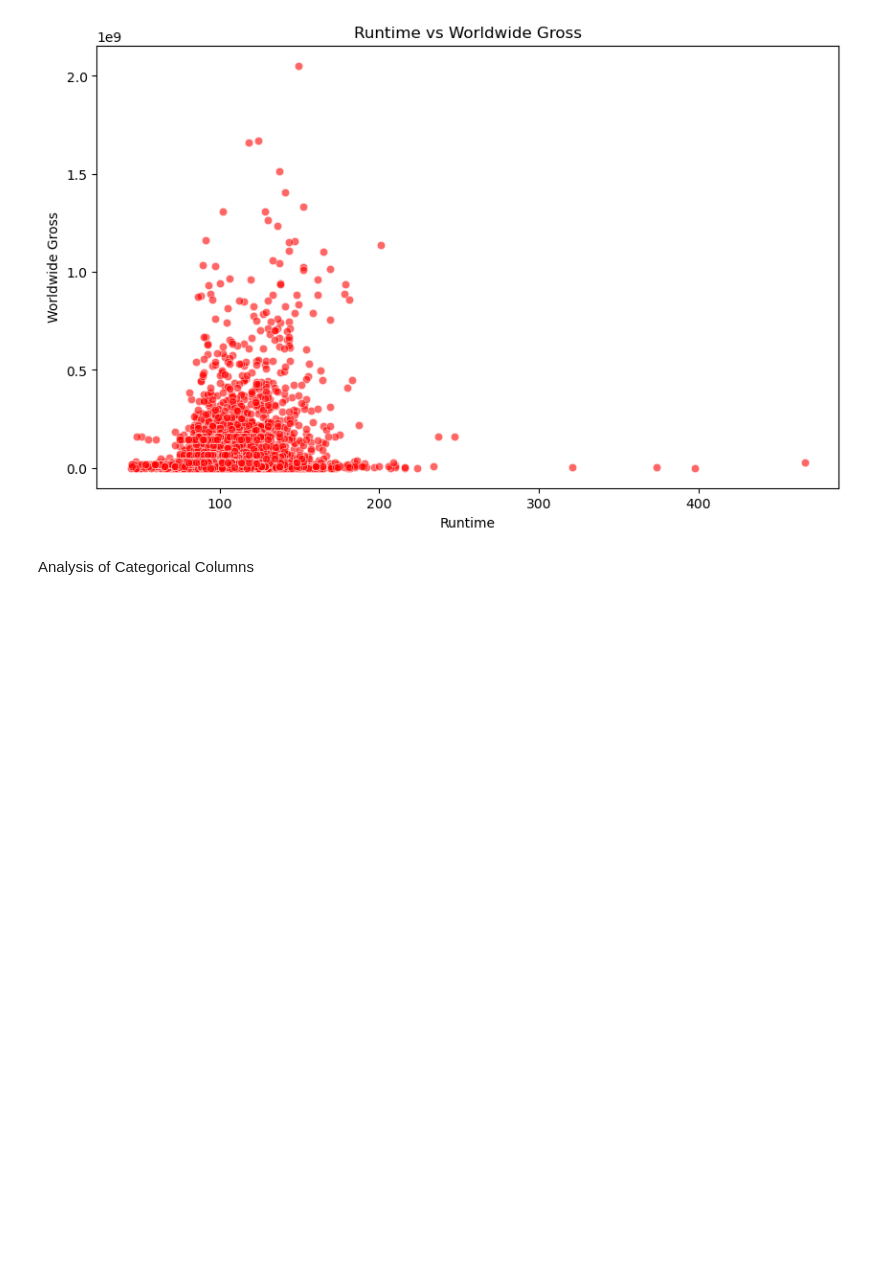
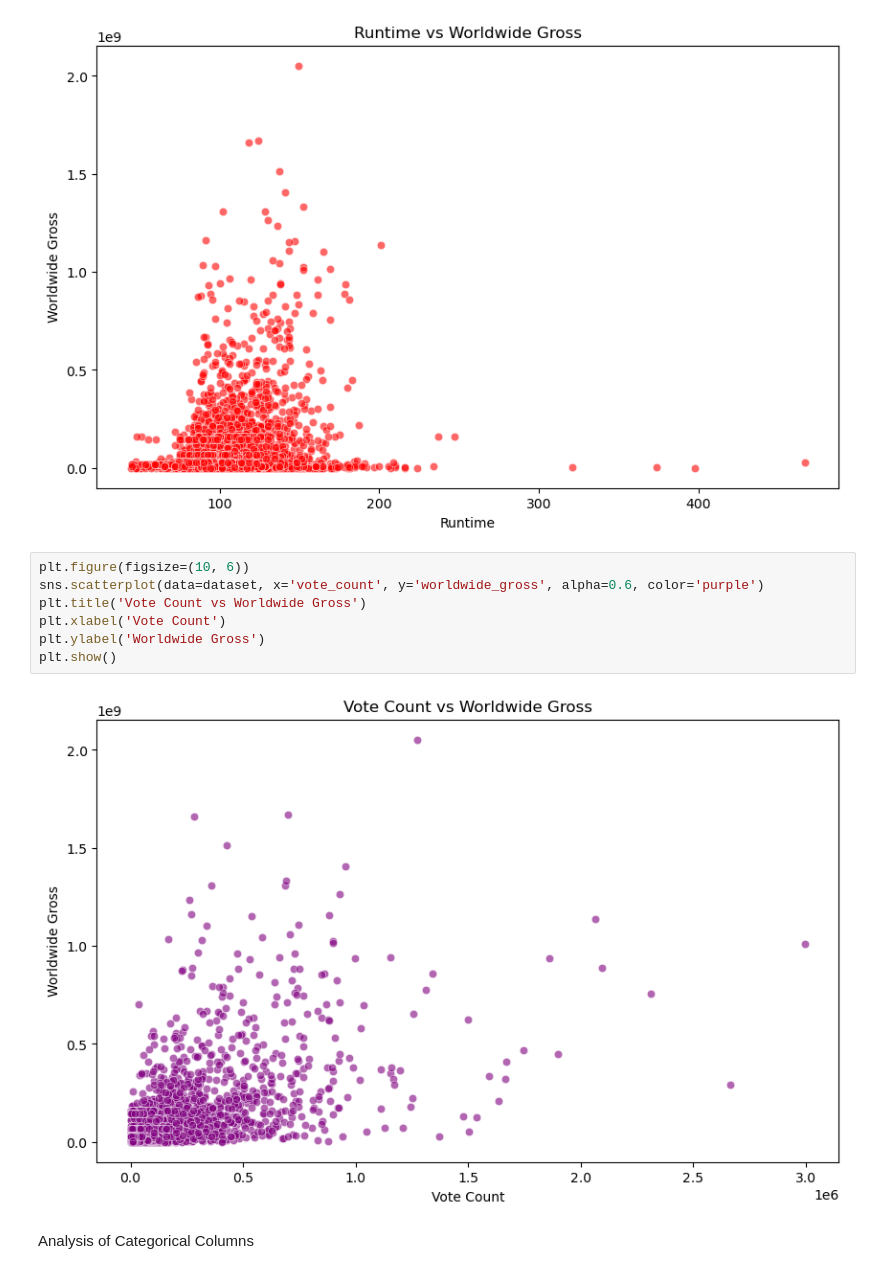
Before and after one commit to sakunithilakarathne/eda_on_top_global_movies, a Jupyter notebook: scripts/data_visualization.ipynb, the cells around one changed output. Drawn from its saved outputs; the diff is of its cells as text; blank space fills up the shorter version.

Commit message:
Add final visualization notebook completed main.py

```diff
--- a/scripts/data_visualization.ipynb
+++ b/scripts/data_visualization.ipynb
@@ -173,6 +173,15 @@ plt.ylabel('Worldwide Gross')
 plt.show()
 # %% [output]
 [figure]
+# %%
+plt.figure(figsize=(10, 6))
+sns.scatterplot(data=dataset, x='vote_count', y='worldwide_gross', alpha=0.6, color='purple')
+plt.title('Vote Count vs Worldwide Gross')
+plt.xlabel('Vote Count')
+plt.ylabel('Worldwide Gross')
+plt.show()
+# %% [output]
+[figure, added]
 # %% [markdown]
 Analysis of Categorical Columns
 # %%
```
Also changed, not shown: parts of 14 cells of this notebook, 2 other files.
